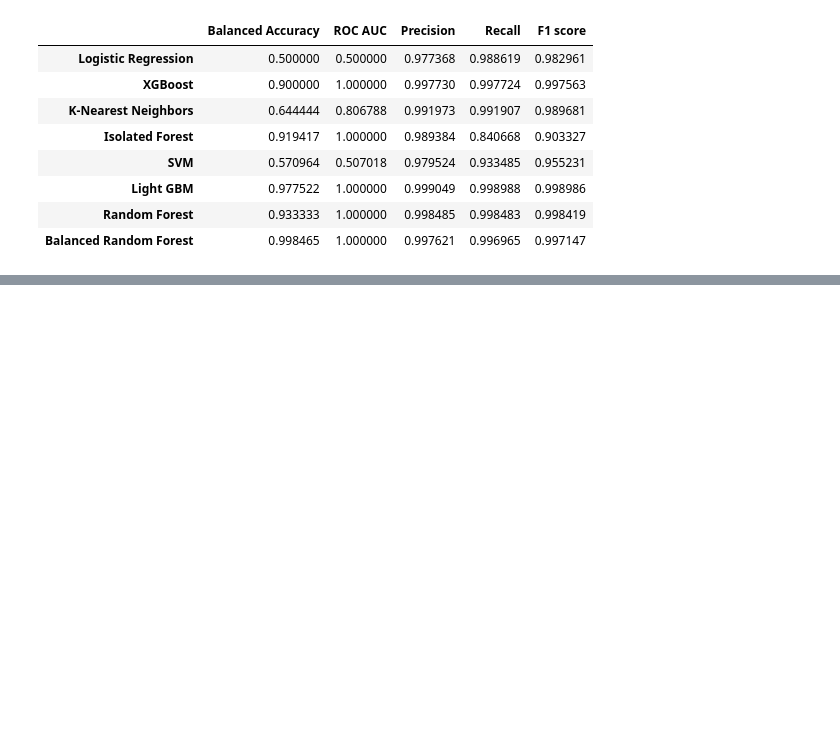
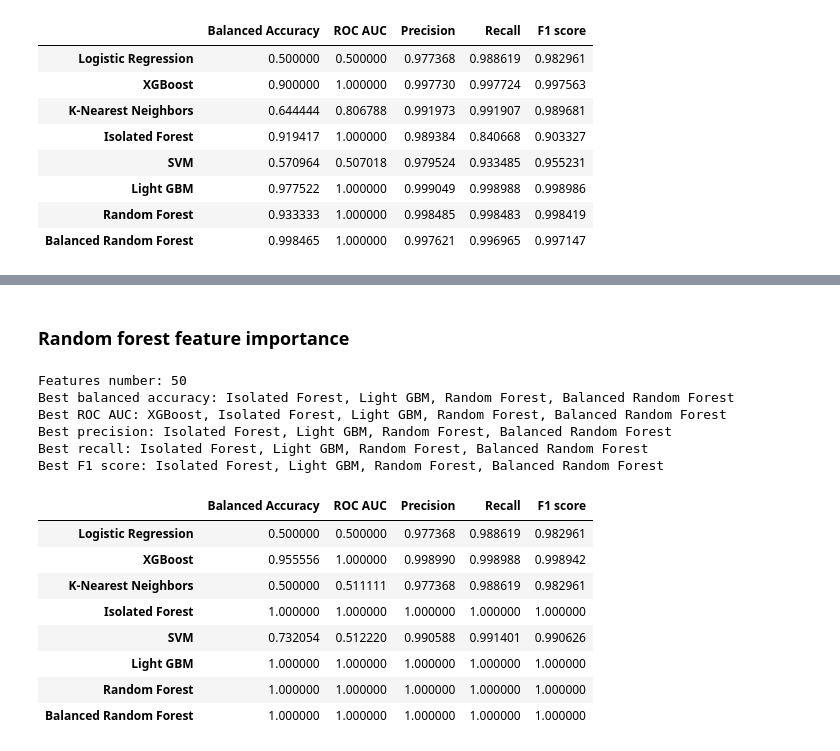
Before and after one commit to melehean/CTC-Detection, a Jupyter notebook: compare_models.ipynb, the cells around one changed output, grey strips where cells are left out. Drawn from its saved outputs; the diff is of its cells as text; code cells hidden in the pictures; blank space fills up the shorter version.

```diff
--- a/compare_models.ipynb
+++ b/compare_models.ipynb
@@ -340,0 +383,26 @@ run_all_models(classifiers, names, xgb_train_data, train_true_results, xgb_test_
+# %% [markdown]
+### Random forest feature importance
+# %%
+random_forest_regular_features = pd.read_csv("features/regular_random_forest.csv", index_col=0)
+random_forest_regular_features = random_forest_regular_features[(random_forest_regular_features != 0).all(1)]
+random_forest_regular_features.sort_values(by="feature_importance_vals", ascending=False)
+
+rf_train_data = train_data[random_forest_regular_features.index[:50]]
+rf_test_data = test_data[random_forest_regular_features.index[:50]]
+run_all_models(classifiers, names, rf_train_data, train_true_results, rf_test_data, test_true_results)
+# %% [output]
+Features number: 50
+Best balanced accuracy: Isolated Forest, Light GBM, Random Forest, Balanced Random Forest
+Best ROC AUC: XGBoost, Isolated Forest, Light GBM, Random Forest, Balanced Random Forest
+Best precision: Isolated Forest, Light GBM, Random Forest, Balanced Random Forest
+Best recall: Isolated Forest, Light GBM, Random Forest, Balanced Random Forest
+Best F1 score: Isolated Forest, Light GBM, Random Forest, Balanced Random Forest
+|  | Balanced Accuracy | ROC AUC | Precision | Recall | F1 score |
+| Logistic Regression | 0.500000 | 0.500000 | 0.977368 | 0.988619 | 0.982961 |
+| XGBoost | 0.955556 | 1.000000 | 0.998990 | 0.998988 | 0.998942 |
+| K-Nearest Neighbors | 0.500000 | 0.511111 | 0.977368 | 0.988619 | 0.982961 |
+| Isolated Forest | 1.000000 | 1.000000 | 1.000000 | 1.000000 | 1.000000 |
+| SVM | 0.732054 | 0.512220 | 0.990588 | 0.991401 | 0.990626 |
+| Light GBM | 1.000000 | 1.000000 | 1.000000 | 1.000000 | 1.000000 |
+| Random Forest | 1.000000 | 1.000000 | 1.000000 | 1.000000 | 1.000000 |
+| Balanced Random Forest | 1.000000 | 1.000000 | 1.000000 | 1.000000 | 1.000000 |
```
Also changed, not shown: parts of 8 cells of this notebook.
